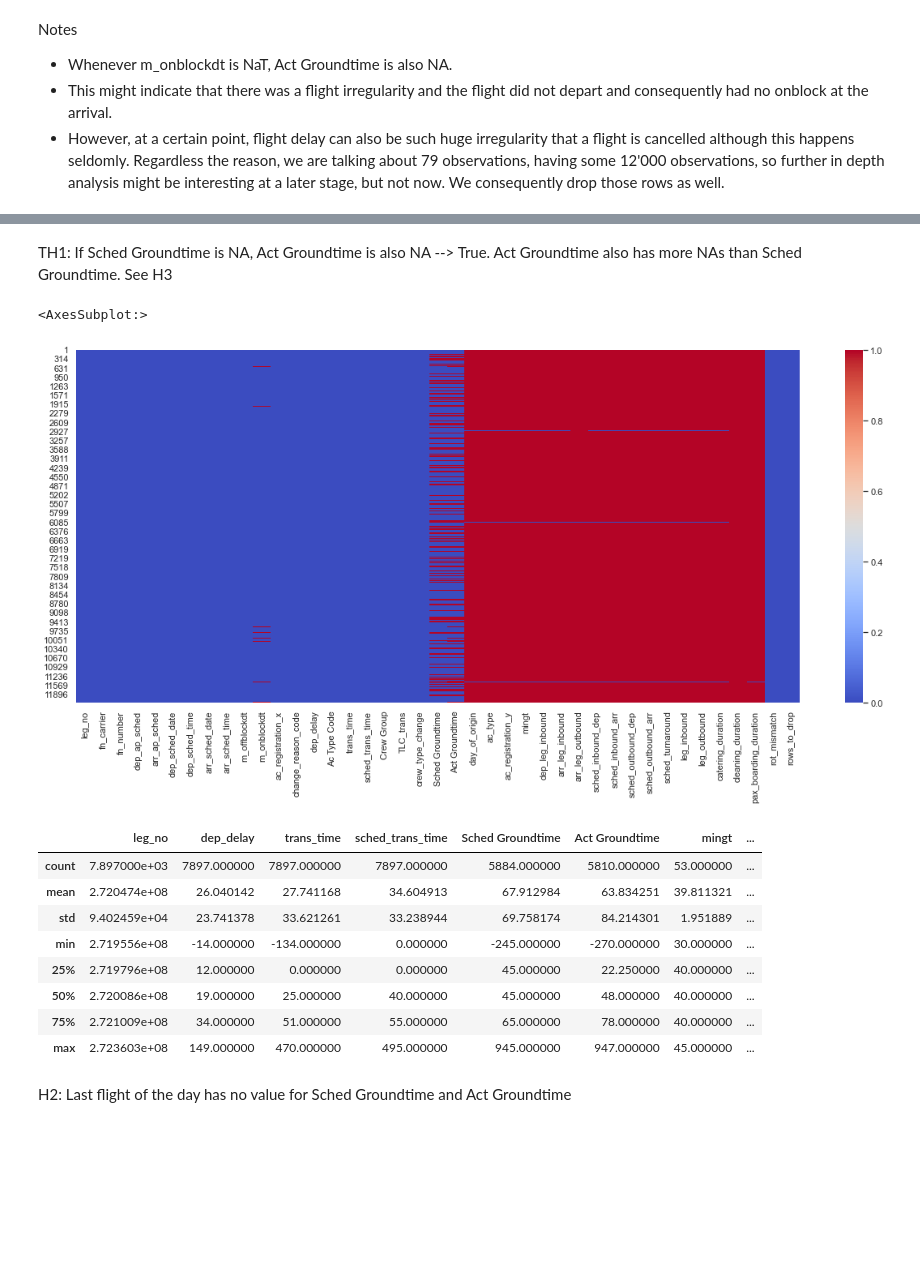
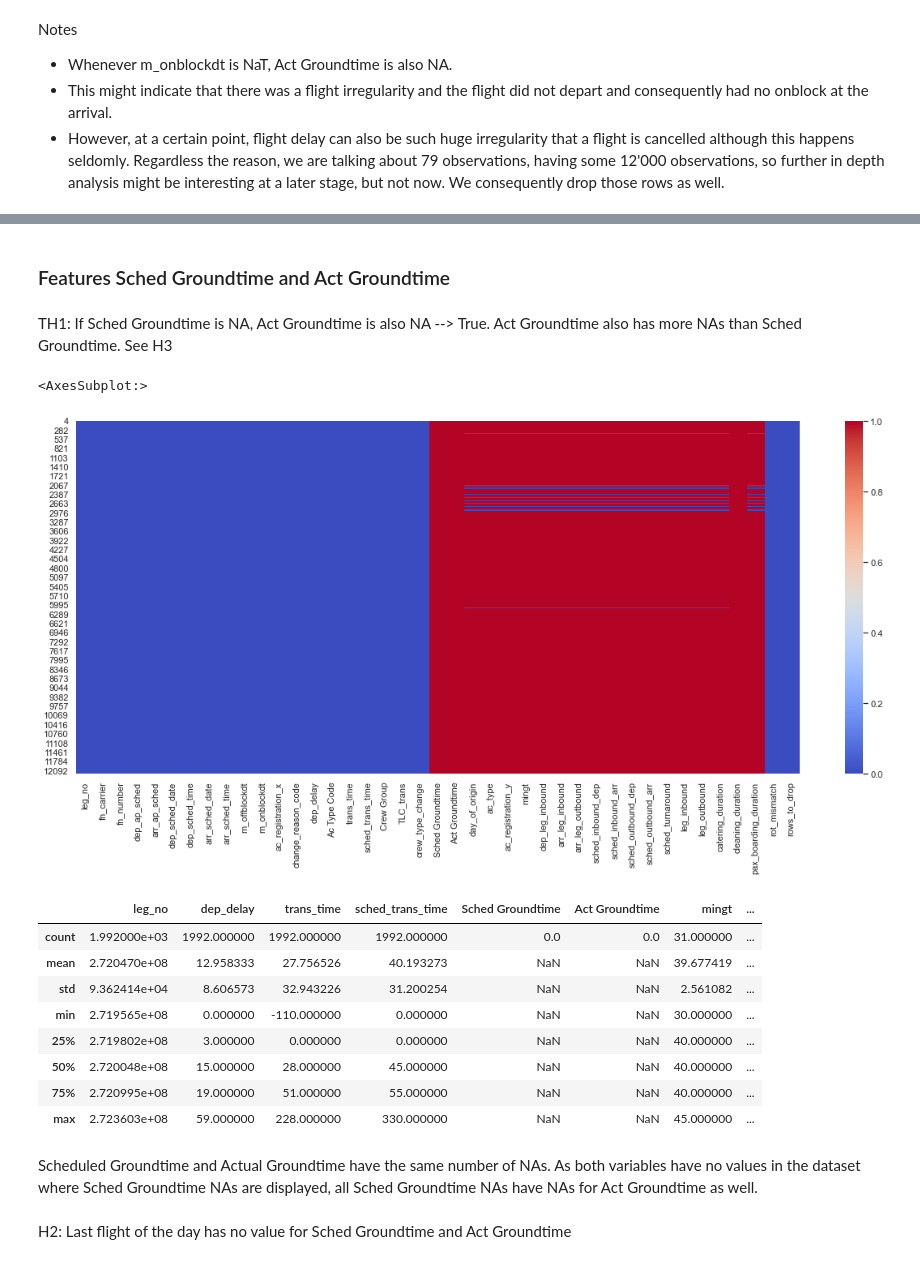
Before and after one commit to Paul1911/Delay-Prediction, a Jupyter notebook: notebooks/1raw_eda.ipynb, the cells around one changed output, grey strips where cells are left out. Cells and saved outputs as stored; diff of their text form; code cells hidden in the pictures; blank space fills up the shorter version.

Commit message:
added incremental leg counter for eda and finished m_oblockdt NAs

```diff
--- a/notebooks/1raw_eda.ipynb
+++ b/notebooks/1raw_eda.ipynb
@@ -261,6 +261,9 @@ rotation_mismatch_lines
 | 11445 | 272360102 | East Carmen Airlines | EC3117 | Lake Joelbury | East Carmen | 2019-06-27 | 2019-06-27 11:30:00 | ... |
 | 11446 | 272360102 | East Carmen Airlines | EC3117 | Lake Joelbury | East Carmen | 2019-06-27 | 2019-06-27 11:30:00 | ... |
 513 rows × 40 columns
+# %%
+# Add Number of flight event on a given day, might be interesting
+full_df["flt_event_number"] = full_df.groupby(['dep_sched_date', 'ac_registration_x']).cumcount()+1
 # %%
 # Visualizing outliers
 
@@ -422,25 +449,30 @@ print(full_df['rows_to_drop'].sum())
+# %% [markdown]
+### Features Sched Groundtime and Act Groundtime
 # %% [markdown]
 TH1: If Sched Groundtime is NA, Act Groundtime is also NA --> True. Act Groundtime also has more NAs than Sched Groundtime. See H3
 # %%
 #Hypothesis 1:
-full_df_NA = full_df[full_df.drop(['cleaning_duration', 'pax_boarding_duration'], axis = 1).isna().any(axis = 1)]
-sns.heatmap(full_df_NA.isnull(), cmap='coolwarm')
+full_df_NA = full_df[full_df.drop(['cleaning_duration', 'pax_boarding_duration'], axis = 1).isna().any(axis = 1)] # Filter out Rows w/o NA
+full_df_NA = full_df_NA[full_df_NA['rows_to_drop'] == 0] # Filter out rows which will be dropped
+full_df_NA = full_df_NA[full_df_NA['Sched Groundtime'].isna()] # Only keep rows which have NA for Sched Groundtime
+sns.heatmap(full_df_NA.isnull(), cmap='coolwarm') # visualize
 # %% [output]
 <AxesSubplot:>
-[figure, old version]
+[figure, new version]
-# %%
-full_df_NA.describe()
-# Whenever there is a line with a NA value, Act Groundtime has NA.
-# %% [output]
-|  | leg_no | dep_delay | trans_time | sched_trans_time | Sched Groundtime | Act Groundtime | mingt | ... |
-| count | 7.897000e+03 | 7897.000000 | 7897.000000 | 7897.000000 | 5884.000000 | 5810.000000 | 53.000000 | ... |
-| mean | 2.720474e+08 | 26.040142 | 27.741168 | 34.604913 | 67.912984 | 63.834251 | 39.811321 | ... |
-| std | 9.402459e+04 | 23.741378 | 33.621261 | 33.238944 | 69.758174 | 84.214301 | 1.951889 | ... |
-| min | 2.719556e+08 | -14.000000 | -134.000000 | 0.000000 | -245.000000 | -270.000000 | 30.000000 | ... |
-| 25% | 2.719796e+08 | 12.000000 | 0.000000 | 0.000000 | 45.000000 | 22.250000 | 40.000000 | ... |
-| 50% | 2.720086e+08 | 19.000000 | 25.000000 | 40.000000 | 45.000000 | 48.000000 | 40.000000 | ... |
-| 75% | 2.721009e+08 | 34.000000 | 51.000000 | 55.000000 | 65.000000 | 78.000000 | 40.000000 | ... |
-| max | 2.723603e+08 | 149.000000 | 470.000000 | 495.000000 | 945.000000 | 947.000000 | 45.000000 | ... |
+# %%
+full_df_NA.describe()
+# %% [output]
+|  | leg_no | dep_delay | trans_time | sched_trans_time | Sched Groundtime | Act Groundtime | mingt | ... |
+| count | 1.992000e+03 | 1992.000000 | 1992.000000 | 1992.000000 | 0.0 | 0.0 | 31.000000 | ... |
+| mean | 2.720470e+08 | 12.958333 | 27.756526 | 40.193273 | NaN | NaN | 39.677419 | ... |
+| std | 9.362414e+04 | 8.606573 | 32.943226 | 31.200254 | NaN | NaN | 2.561082 | ... |
+| min | 2.719565e+08 | 0.000000 | -110.000000 | 0.000000 | NaN | NaN | 30.000000 | ... |
+| 25% | 2.719802e+08 | 3.000000 | 0.000000 | 0.000000 | NaN | NaN | 40.000000 | ... |
+| 50% | 2.720048e+08 | 15.000000 | 28.000000 | 45.000000 | NaN | NaN | 40.000000 | ... |
+| 75% | 2.720995e+08 | 19.000000 | 51.000000 | 55.000000 | NaN | NaN | 40.000000 | ... |
+| max | 2.723603e+08 | 59.000000 | 228.000000 | 330.000000 | NaN | NaN | 45.000000 | ... |
+# %% [markdown]
+Scheduled Groundtime and Actual Groundtime have the same number of NAs. As both variables have no values in the dataset where Sched Groundtime NAs are displayed, all Sched Groundtime NAs have NAs for Act Groundtime as well.
 # %% [markdown]
 H2: Last flight of the day has no value for Sched Groundtime and Act Groundtime
 # %%
```
Also changed, not shown: parts of 9 cells of this notebook.
